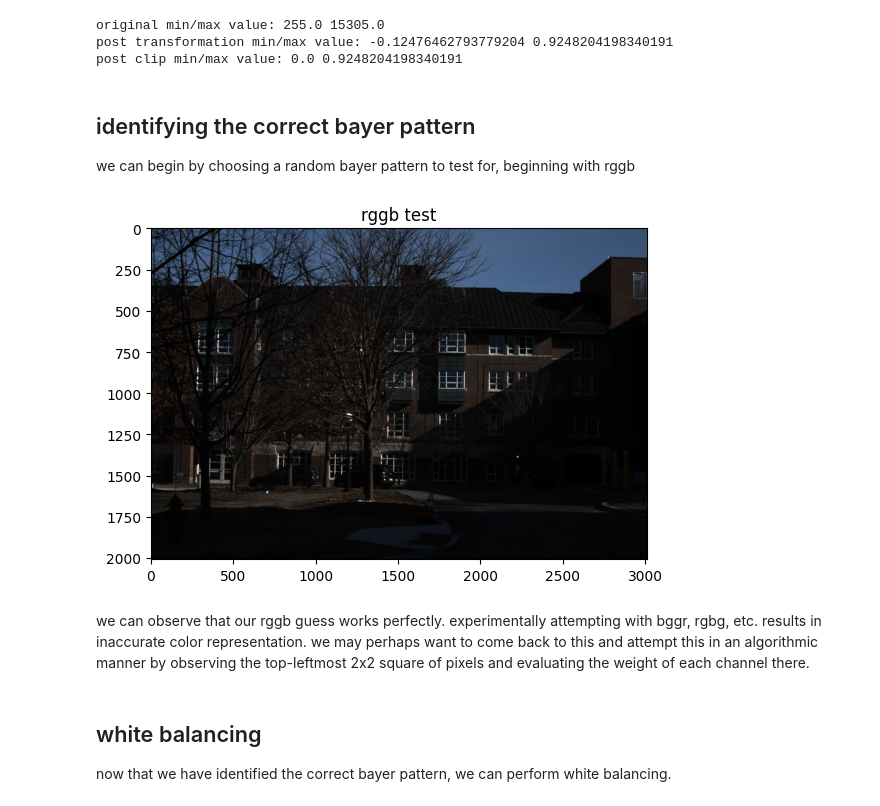
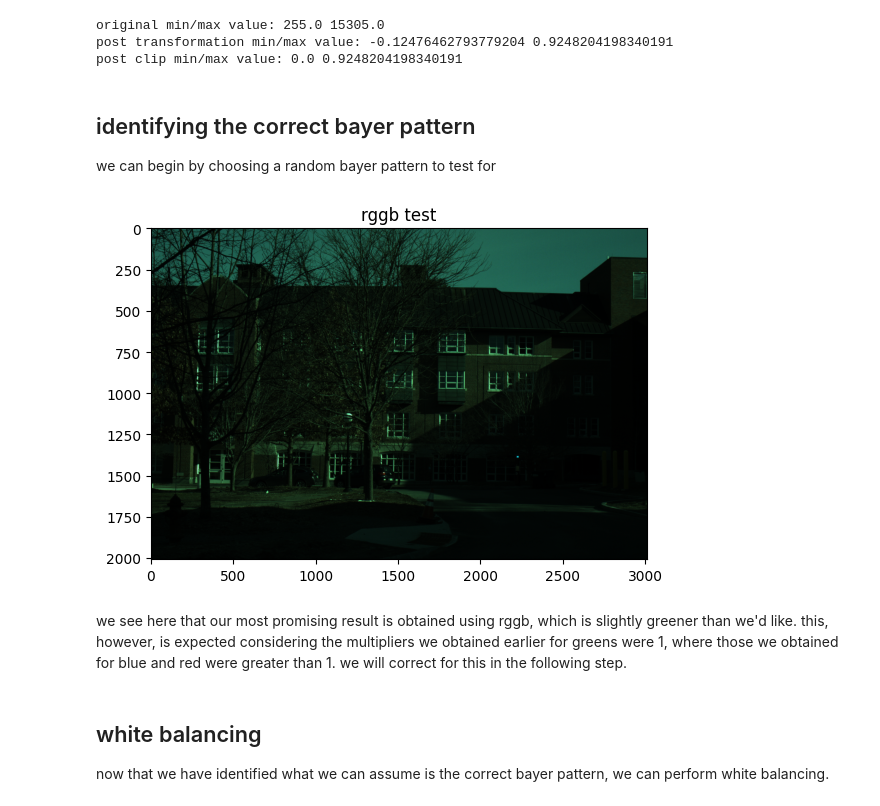
Before and after one commit to prestofuoco/ucr, a Jupyter notebook: ee260/homework1/code/sections/problem1/processing.ipynb, the cells around one changed output. Saved outputs shown, nothing was run; the diff lists cells and outputs as text; code cells hidden in the pictures.

```diff
--- a/ee260/homework1/code/sections/problem1/processing.ipynb
+++ b/ee260/homework1/code/sections/problem1/processing.ipynb
@@ -42,38 +42,30 @@ post transformation min/max value: -0.12476462793779204 0.9248204198340191
 post clip min/max value: 0.0 0.9248204198340191
 # %% [markdown]
 ## identifying the correct bayer pattern
-we can begin by choosing a random bayer pattern to test for, beginning with rggb
+we can begin by choosing a random bayer pattern to test for
 # %%
 import matplotlib.pyplot as plt
 
-# 1. guessing a standard rggb
+# 1. bayer pattern guess
 red = image[0::2, 0::2]
-green1 = image[0::2, 1::2]
-green2 = image[1::2, 0::2]
+green1 = image[1::2, 0::2]
+green2 = image[0::2, 1::2]
 blue = image[1::2, 1::2]
-# this is where red is top left, green1 is top right,
+# this is rggb, where red is top left, green1 is top right,
 # green2 is bottom left, blue is bottom right
 
 # averaging green
 green = (green1 + green2) / 2
 
-# white balancing
-red = red * r_scale
-green = green * g_scale
-blue = blue * b_scale
-
-# using dstack and clip to create the image
 rgb_test_image = np.dstack((red, green, blue))
 rgb_test_image = np.clip(rgb_test_image, 0, 1)
-
-# 5. displaying
 plt.imshow(rgb_test_image)
 plt.title("rggb test")
 plt.show()
 # %% [output]
-[figure, old version]
+[figure, new version]
-# %% [markdown]
-we can observe that our rggb guess works perfectly. experimentally attempting with bggr, rgbg, etc. results in inaccurate color representation. we may perhaps want to come back to this and attempt this in an algorithmic manner by observing the top-leftmost 2x2 square of pixels and evaluating the weight of each channel there.
+# %% [markdown]
+we see here that our most promising result is obtained using rggb, which is slightly greener than we'd like. this, however, is expected considering the multipliers we obtained earlier for greens were 1, where those we obtained for blue and red were greater than 1. we will correct for this in the following step.
 # %% [markdown]
 ## white balancing
-now that we have identified the correct bayer pattern, we can perform white balancing.
+now that we have identified what we can assume is the correct bayer pattern, we can perform white balancing.
```
Also changed, not shown: parts of 1 cell of this notebook, 4 other files.
